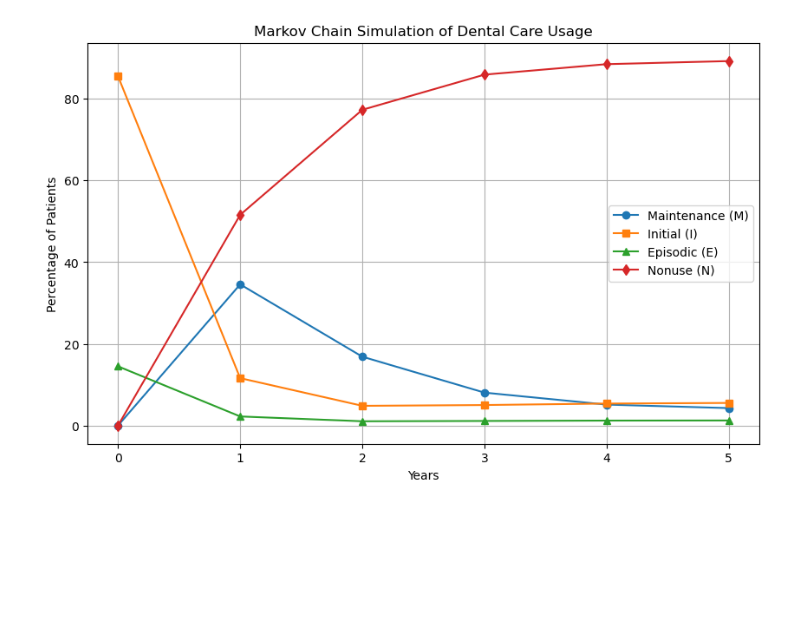
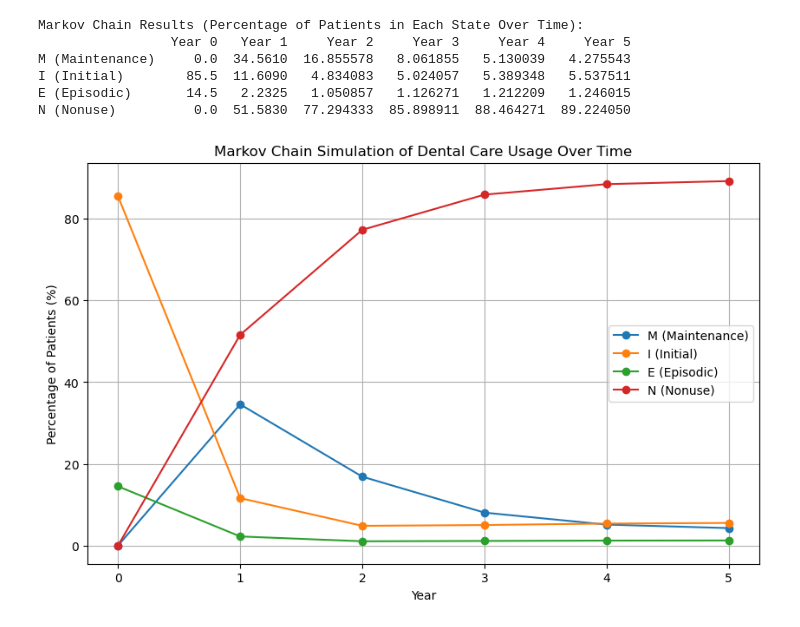
Before and after one commit to Aqibaman/Probabilistic-Modelling, a Jupyter notebook: Transient and Limiting Results/04-Markov Chain Analysis of Patient Retention in Dental Care.ipynb, the cells around one changed output. Cells and saved outputs as stored; diff of their text form; code cells hidden in the pictures; blank space fills up the shorter version.

Commit message:
Updated result
I updated the result part

```diff
--- a/Transient and Limiting Results/04-Markov Chain Analysis of Patient Retention in Dental Care.ipynb
+++ b/Transient and Limiting Results/04-Markov Chain Analysis of Patient Retention in Dental Care.ipynb
@@ -1,49 +1,57 @@
 # %%
 import numpy as np
+import pandas as pd
 import matplotlib.pyplot as plt
 
 # Define the transition matrix P
-P = np.array([
-    [0.346, 0.014, 0.003, 0.637],  # M to (M, I, E, N)
-    [0.372, 0.110, 0.010, 0.508],  # I to (M, I, E, N)
-    [0.190, 0.152, 0.095, 0.562],  # E to (M, I, E, N)
-    [0.003, 0.053, 0.012, 0.933]   # N to (M, I, E, N)
-])
+P = np.array([[0.346, 0.014, 0.003, 0.637],
+              [0.372, 0.110, 0.010, 0.508],
+              [0.190, 0.152, 0.095, 0.562],
+              [0.003, 0.053, 0.012, 0.933]])
 
-# Initial distribution: 14.5% in E, 85.5% in I
-initial_state = np.array([0.0, 0.855, 0.145, 0.0])
+# Define the initial distribution
+initial_distribution = np.array([0, 0.855, 0.145, 0])  # 85.5% in I, 14.5% in E
 
 # Number of years to simulate
 years = 5
 
-# Store results
-state_distributions = [initial_state]
+# Store the results
+state_distributions = [initial_distribution]
 
-# Compute state distributions over time
-current_state = initial_state
+# Compute state distributions for each year
 for _ in range(years):
-    next_state = np.dot(current_state, P)  # Multiply by transition matrix
-    state_distributions.append(next_state)
-    current_state = next_state
+    next_distribution = state_distributions[-1] @ P
+    state_distributions.append(next_distribution)
 
-# Convert results into a NumPy array for plotting
-state_distributions = np.array(state_distributions)
+# Convert results into a DataFrame
+df_results = pd.DataFrame(state_distributions, columns=["M (Maintenance)", "I (Initial)", "E (Episodic)", "N (Nonuse)"])
+df_results.index.name = "Year"
+df_results = df_results * 100  # Convert to percentages
 
-years_range = np.arange(years + 1)
+# Transpose the results to match the book table format
+df_results_transposed = df_results.T
+df_results_transposed.columns = [f"Year {i}" for i in range(years + 1)]
+
+# Display the results table
+print("Markov Chain Results (Percentage of Patients in Each State Over Time):")
+print(df_results_transposed)
 
 # Plot the results
 plt.figure(figsize=(10, 6))
-plt.plot(years_range, state_distributions[:, 0] * 100, marker='o', label='Maintenance (M)')
-plt.plot(years_range, state_distributions[:, 1] * 100, marker='s', label='Initial (I)')
-plt.plot(years_range, state_distributions[:, 2] * 100, marker='^', label='Episodic (E)')
-plt.plot(years_range, state_distributions[:, 3] * 100, marker='d', label='Nonuse (N)')
+for col in df_results.columns:
+    plt.plot(df_results.index, df_results[col], marker='o', label=col)
 
-# Graph details
-plt.xlabel('Years')
-plt.ylabel('Percentage of Patients')
-plt.title('Markov Chain Simulation of Dental Care Usage')
+plt.xlabel("Year")
+plt.ylabel("Percentage of Patients (%)")
+plt.title("Markov Chain Simulation of Dental Care Usage Over Time")
 plt.legend()
 plt.grid(True)
 plt.show()
 # %% [output]
+Markov Chain Results (Percentage of Patients in Each State Over Time):
+                 Year 0   Year 1     Year 2     Year 3     Year 4     Year 5
+M (Maintenance)     0.0  34.5610  16.855578   8.061855   5.130039   4.275543
+I (Initial)        85.5  11.6090   4.834083   5.024057   5.389348   5.537511
+E (Episodic)       14.5   2.2325   1.050857   1.126271   1.212209   1.246015
+N (Nonuse)          0.0  51.5830  77.294333  85.898911  88.464271  89.224050
-[figure, old version]
+[figure, new version]
```
